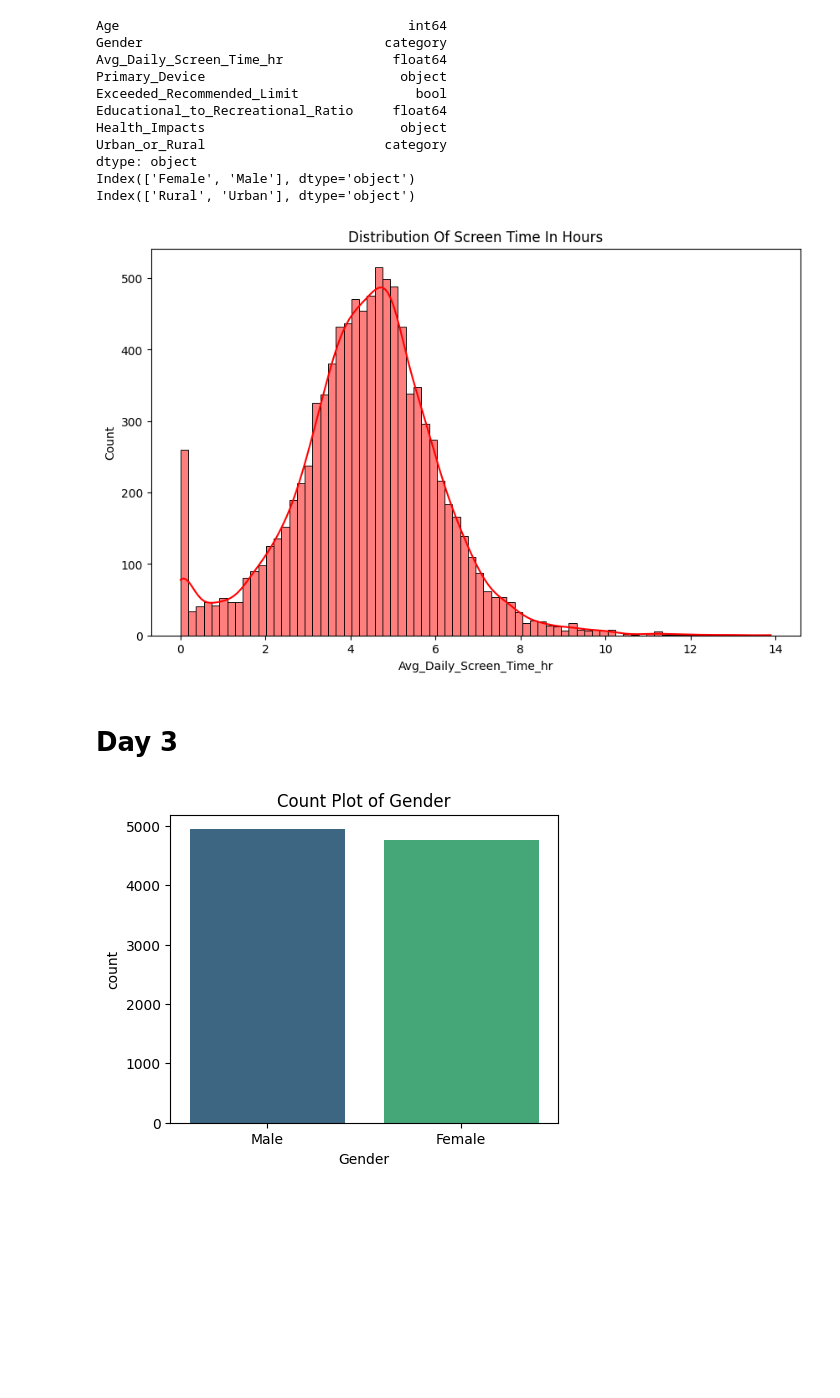
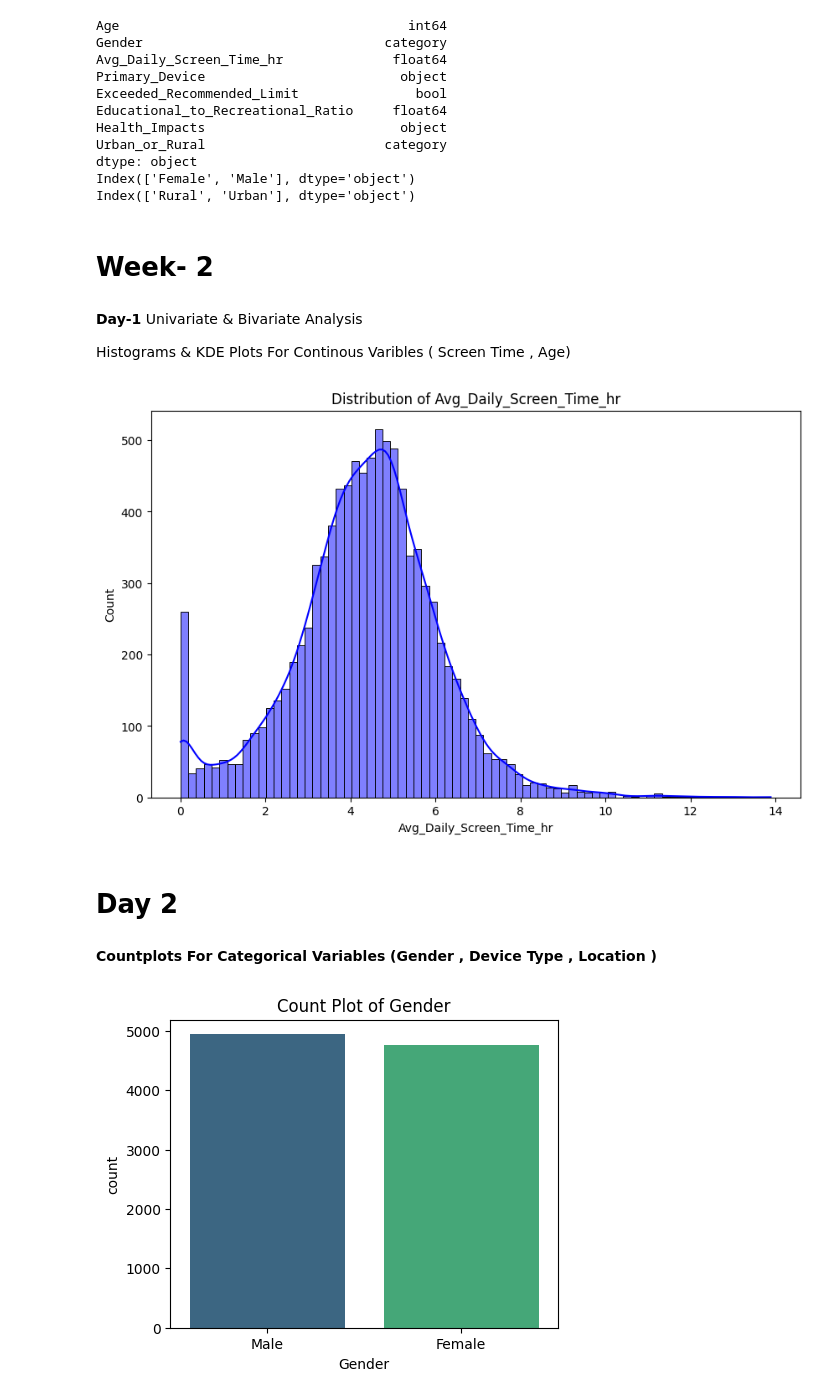
Before and after one commit to Joshika-Mentor/-Kid-s-Screentime-Visualization-Infosys-springboard-program-, a Jupyter notebook: Infosys_Springboard_Internship.ipynb, the cells around one changed output. Drawn from its saved outputs; the diff is of its cells as text; code cells hidden in the pictures; blank space fills up the shorter version.

```diff
--- a/Infosys_Springboard_Internship.ipynb
+++ b/Infosys_Springboard_Internship.ipynb
@@ -218,17 +197,29 @@ Urban_or_Rural                       category
 dtype: object
 Index(['Female', 'Male'], dtype='object')
 Index(['Rural', 'Urban'], dtype='object')
+# %% [markdown]
+# **Week- 2**
+# %% [markdown]
+**Day-1**
+Univariate & Bivariate Analysis
+
+
+
+Histograms & KDE Plots For Continous Varibles ( Screen Time , Age)
 # %%
-import matplotlib.pyplot as plt # Import the matplotlib.pyplot library for plotting
-import seaborn as sns # Import the seaborn library for enhanced visualizations
-plt.figure(figsize=(10,6)) # Create a new figure with a specified size
-sns.histplot(df['Avg_Daily_Screen_Time_hr'],kde=True,color="red") # Create a histogram of 'Avg_Daily_Screen_Time_hr' with a KDE line and red color
-plt.title("Distribution Of Screen Time In Hours") # Set the title of the plot
-plt.show() # Display the plot
+import matplotlib.pyplot as plt
+import seaborn as sns
+
+plt.figure(figsize=(10,6))
+sns.histplot(df['Avg_Daily_Screen_Time_hr'],kde=True,color="blue")
+plt.title("Distribution of Avg_Daily_Screen_Time_hr")
+plt.show()
 # %% [output]
-[figure, old version]
+[figure, new version]
 # %% [markdown]
-# **Day 3**
+# **Day 2**
+# %% [markdown]
+**Countplots For Categorical Variables (Gender , Device Type , Location )**
 # %%
 #Countplot(gender, device type, location)
 # %%
```
Also changed, not shown: parts of 28 cells of this notebook.
